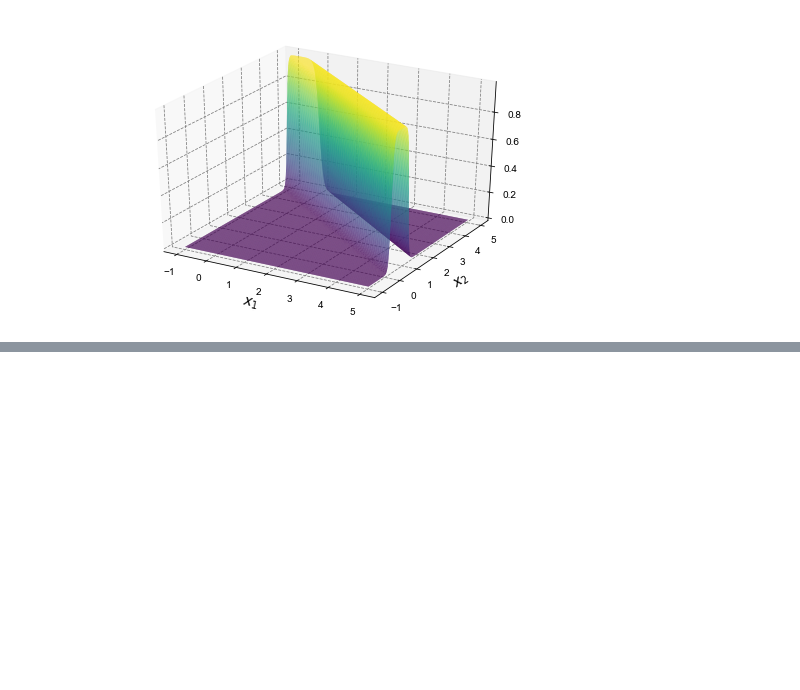
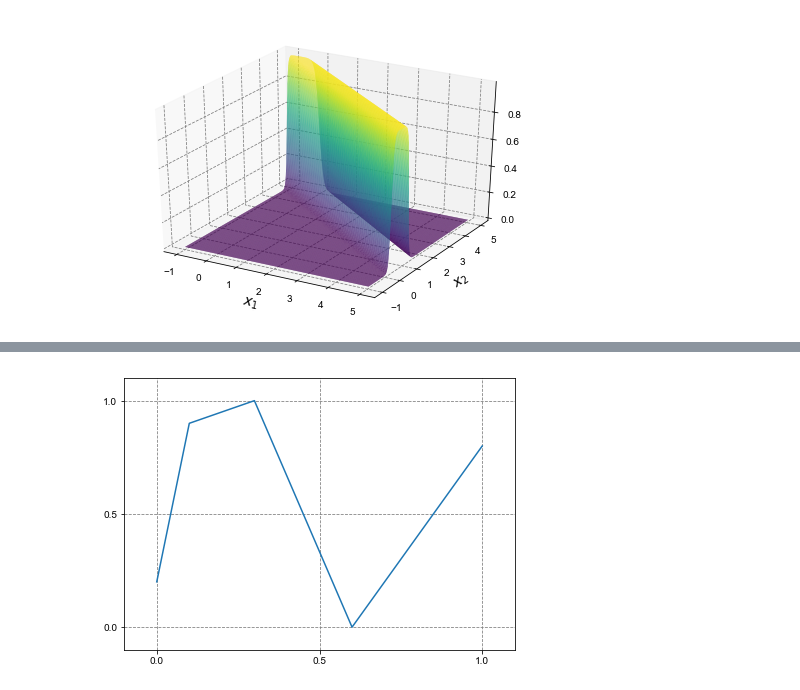
Before and after one commit to Legrandj/power, a Jupyter notebook: nn1.ipynb, the cells around one changed output, grey strips where cells are left out. Cells and saved outputs as stored; diff of their text form; code cells hidden in the pictures; blank space fills up the shorter version.

```diff
--- a/nn1.ipynb
+++ b/nn1.ipynb
@@ -339,0 +389,14 @@ pylab.show()
+# %%
+xlist=np.linspace(0, 1, 400)
+fig = plt.figure(figsize=(7,5))
+ax = fig.gca()
+plt.plot(xx,yy)
+plt.margins(.1,.1)
+ax.set_xticks(np.arange(0, 1.1, .5))
+ax.set_yticks(np.arange(0, 1.1, .5))
+plt.rcParams['grid.linestyle'] = "--"
+plt.grid()
+#plt.savefig("p4.png", dpi=200,bbox_inches='tight')
+plt.show()
+# %% [output]
+[figure, added]
```
Also changed, not shown: parts of 10 cells of this notebook.
